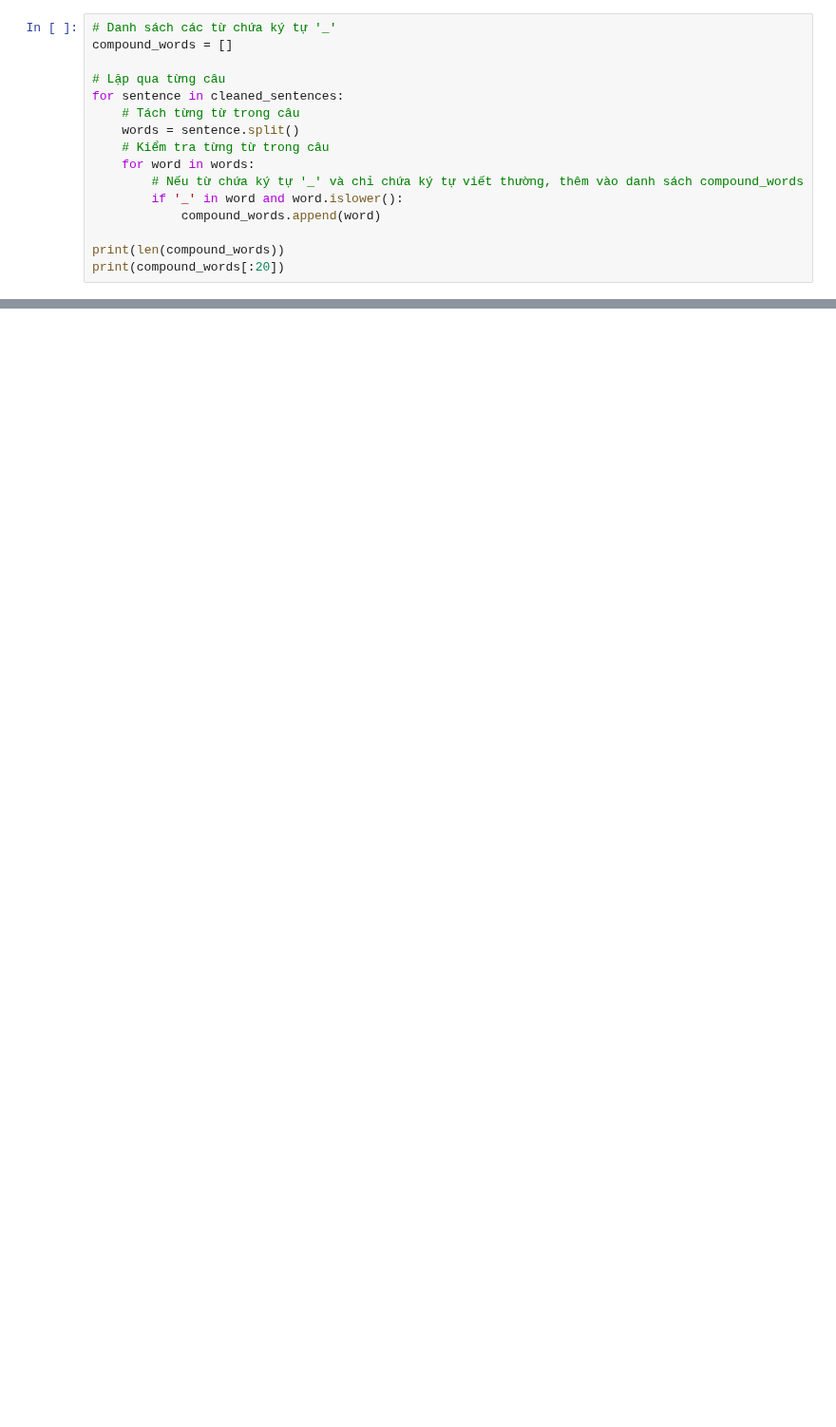
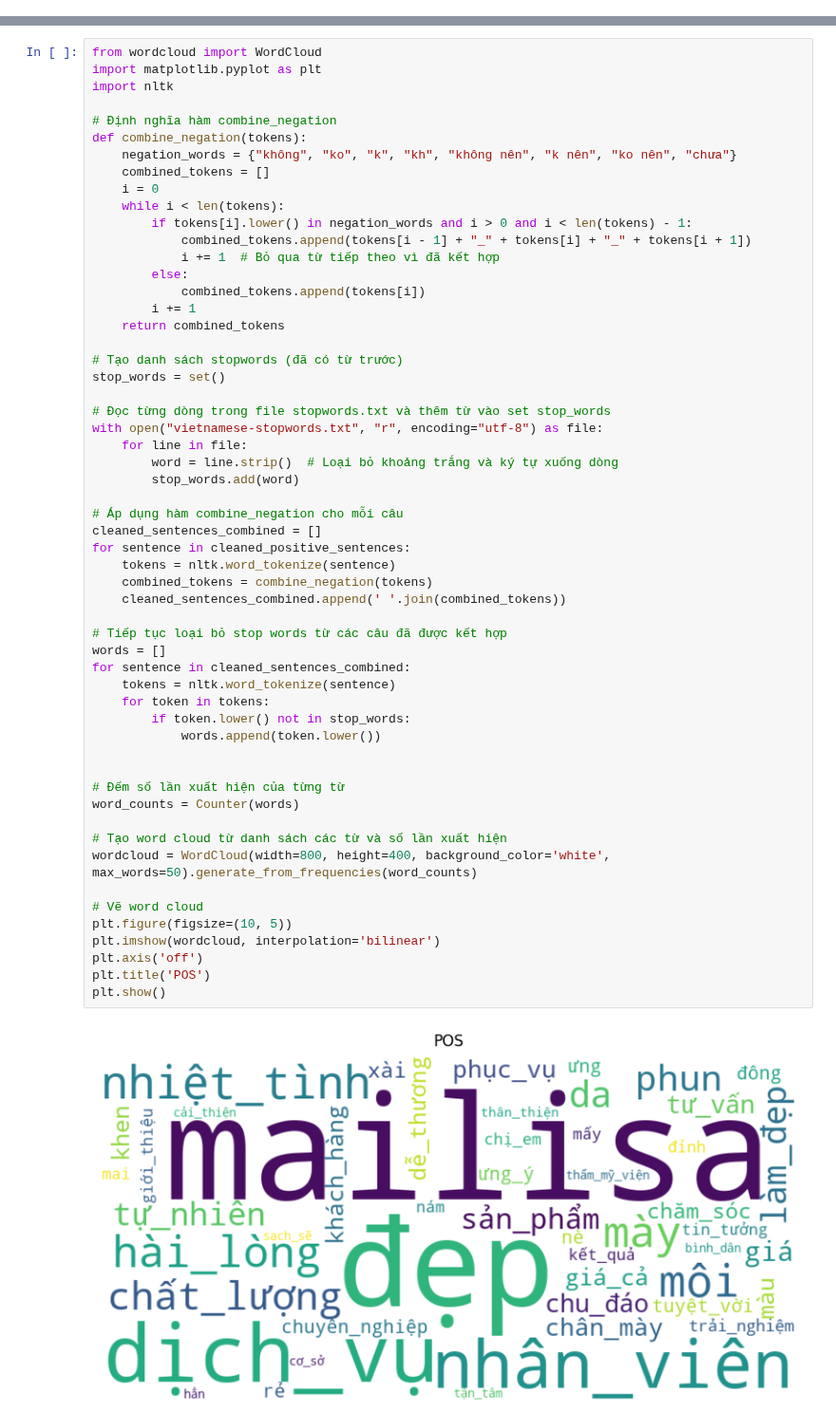
Before and after one commit to NunNunIT/IE212.O11.Group7, a Jupyter notebook: visualization/jupyter.ipynb, the cells around one changed output, grey strips where cells are left out. Shown at 95% size. Drawn from its saved outputs; the diff is of its cells as text; blank space fills up the shorter version.

```diff
--- a/visualization/jupyter.ipynb
+++ b/visualization/jupyter.ipynb
@@ -177,16 +0,0 @@ print(cleaned_sentences)
-# %%
-# Danh sách các từ chứa ký tự '_'
-compound_words = []
-
-# Lặp qua từng câu
-for sentence in cleaned_sentences:
-    # Tách từng từ trong câu
-    words = sentence.split()
-    # Kiểm tra từng từ trong câu
-    for word in words:
-        # Nếu từ chứa ký tự '_' và chỉ chứa ký tự viết thường, thêm vào danh sách compound_words
-        if '_' in word and word.islower():
-            compound_words.append(word)
-
-print(len(compound_words))
-print(compound_words[:20])
@@ -218,0 +60,58 @@ plt.show()
+# %%
+from wordcloud import WordCloud
+import matplotlib.pyplot as plt
+import nltk
+
+# Định nghĩa hàm combine_negation
+def combine_negation(tokens):
+    negation_words = {"không", "ko", "k", "kh", "không nên", "k nên", "ko nên", "chưa"}
+    combined_tokens = []
+    i = 0
+    while i < len(tokens):
+        if tokens[i].lower() in negation_words and i > 0 and i < len(tokens) - 1:
+            combined_tokens.append(tokens[i - 1] + "_" + tokens[i] + "_" + tokens[i + 1])
+            i += 1  # Bỏ qua từ tiếp theo vì đã kết hợp
+        else:
+            combined_tokens.append(tokens[i])
+        i += 1
+    return combined_tokens
+
+# Tạo danh sách stopwords (đã có từ trước)
+stop_words = set()
+
+# Đọc từng dòng trong file stopwords.txt và thêm từ vào set stop_words
+with open("vietnamese-stopwords.txt", "r", encoding="utf-8") as file:
+    for line in file:
+        word = line.strip()  # Loại bỏ khoảng trắng và ký tự xuống dòng
+        stop_words.add(word)
+
+# Áp dụng hàm combine_negation cho mỗi câu
+cleaned_sentences_combined = []
+for sentence in cleaned_positive_sentences:
+    tokens = nltk.word_tokenize(sentence)
+    combined_tokens = combine_negation(tokens)
+    cleaned_sentences_combined.append(' '.join(combined_tokens))
+
+# Tiếp tục loại bỏ stop words từ các câu đã được kết hợp
+words = []
+for sentence in cleaned_sentences_combined:
+    tokens = nltk.word_tokenize(sentence)
+    for token in tokens:
+        if token.lower() not in stop_words:
+            words.append(token.lower())
+
+
+# Đếm số lần xuất hiện của từng từ
+word_counts = Counter(words)
+
+# Tạo word cloud từ danh sách các từ và số lần xuất hiện
+wordcloud = WordCloud(width=800, height=400, background_color='white', max_words=50).generate_from_frequencies(word_counts)
+
+# Vẽ word cloud
+plt.figure(figsize=(10, 5))
+plt.imshow(wordcloud, interpolation='bilinear')
+plt.axis('off')
+plt.title('POS')
+plt.show()
+# %% [output]
+[figure, added]
```
Also changed, not shown: parts of 12 cells of this notebook, 7 other files.
